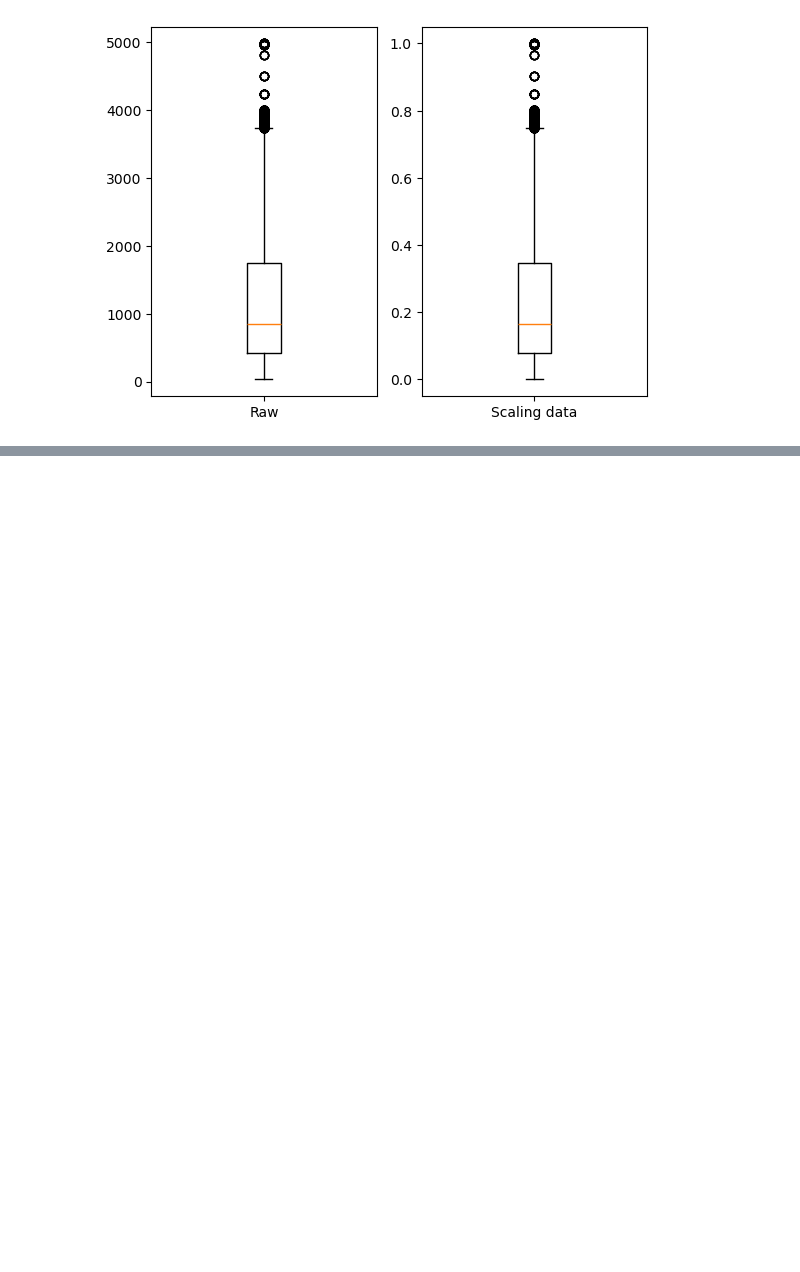
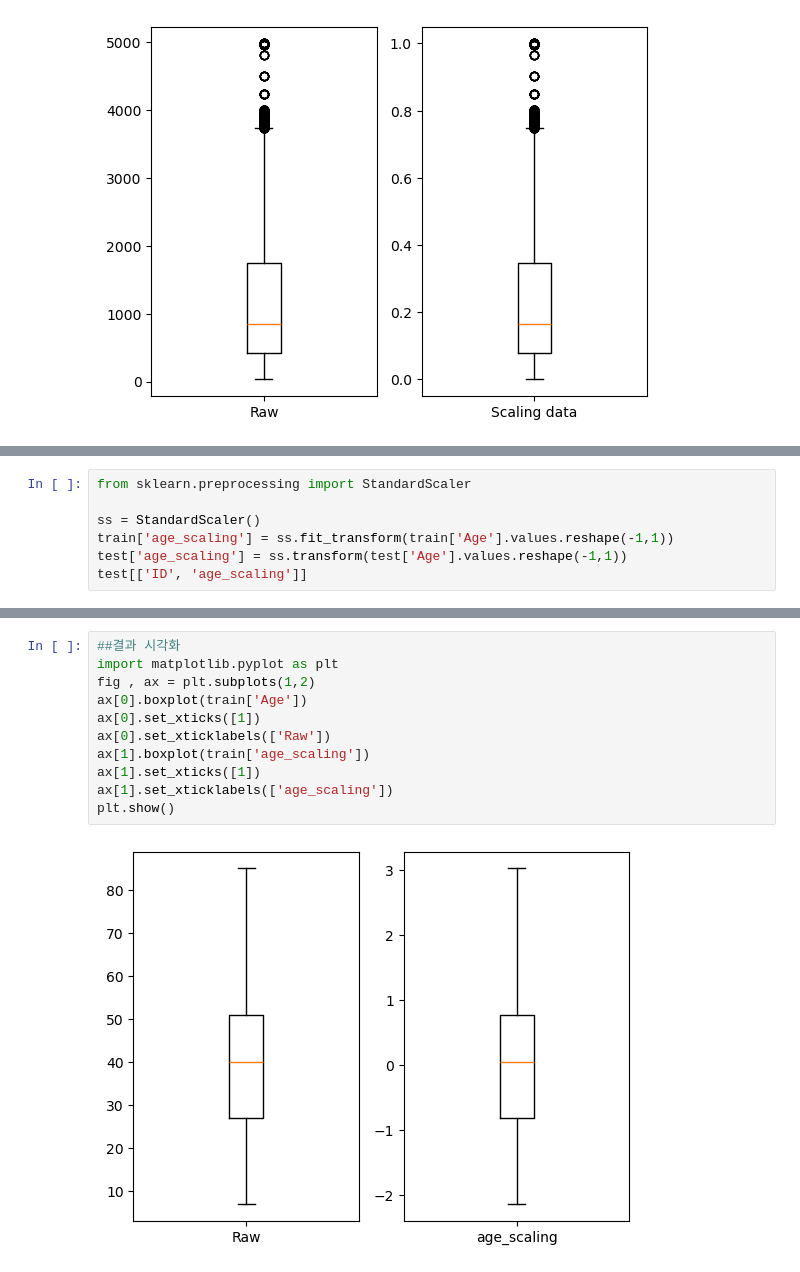
Before and after one commit to jhlee9462/BigDataAnaysisLiscence, a Jupyter notebook: 2-tutorial/data_preprocessing1.ipynb, the cells around one changed output, grey strips where cells are left out. Saved outputs shown, nothing was run; the diff lists cells and outputs as text; blank space fills up the shorter version.

```diff
--- a/2-tutorial/2-1.ipynb
+++ b/2-tutorial/data_preprocessing1.ipynb
@@ -51,0 +84,7 @@ plt.show()
+# %%
+from sklearn.preprocessing import StandardScaler
+
+ss = StandardScaler()
+train['age_scaling'] = ss.fit_transform(train['Age'].values.reshape(-1,1))
+test['age_scaling'] = ss.transform(test['Age'].values.reshape(-1,1))
+test[['ID', 'age_scaling']]
@@ -51,0 +105,13 @@ plt.show()
+# %%
+##결과 시각화
+import matplotlib.pyplot as plt
+fig , ax = plt.subplots(1,2)
+ax[0].boxplot(train['Age'])
+ax[0].set_xticks([1])
+ax[0].set_xticklabels(['Raw'])
+ax[1].boxplot(train['age_scaling'])
+ax[1].set_xticks([1])
+ax[1].set_xticklabels(['age_scaling'])
+plt.show()
+# %% [output]
+[figure, added]
```
Also changed, not shown: parts of 4 cells of this notebook, 4 other files.
